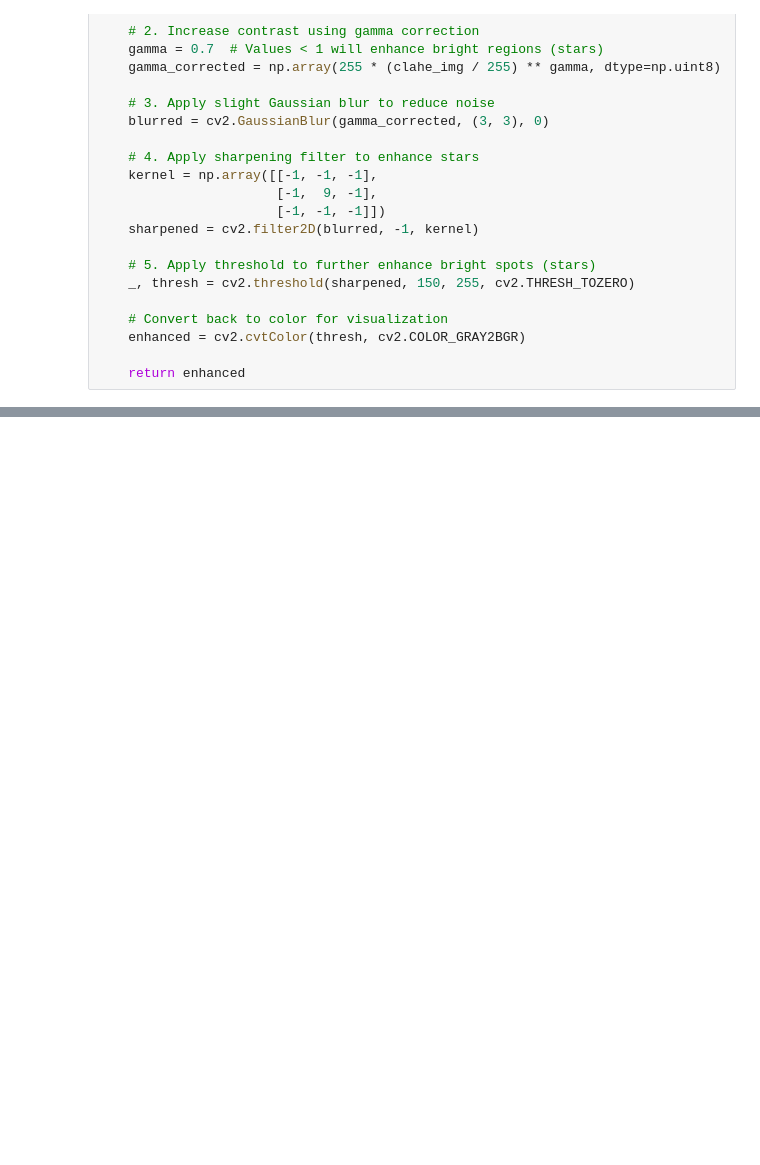
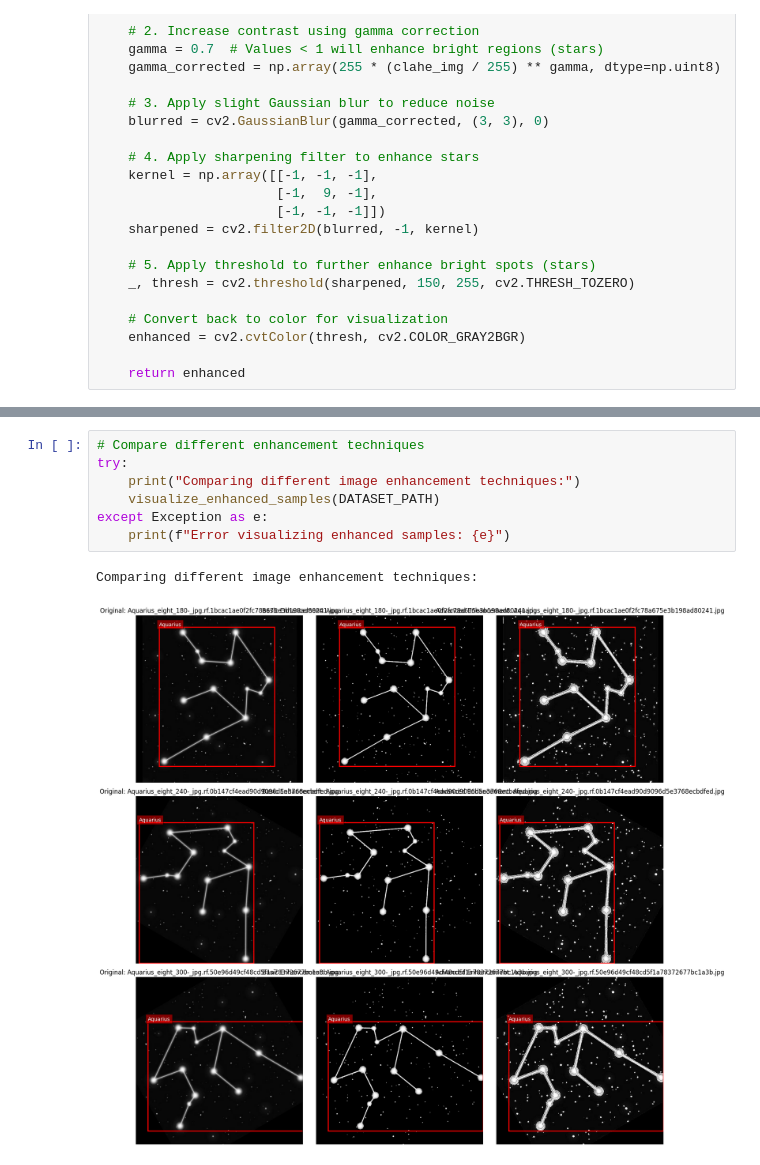
Before and after one commit to irinalazar1/advanced_ai_constellation_recognition, a Jupyter notebook: constellation_recognition.ipynb, the cells around one changed output, grey strips where cells are left out. Saved outputs shown, nothing was run; the diff lists cells and outputs as text; blank space fills up the shorter version.

Commit message:
image enhancement

```diff
--- a/constellation_recognition.ipynb
+++ b/constellation_recognition.ipynb
@@ -298,0 +452,10 @@ Visualizing sample images with star visibility enhancement:
+# %%
+# Compare different enhancement techniques
+try:
+    print("Comparing different image enhancement techniques:")
+    visualize_enhanced_samples(DATASET_PATH)
+except Exception as e:
+    print(f"Error visualizing enhanced samples: {e}")
+# %% [output]
+Comparing different image enhancement techniques:
+[figure, added]
```
Also changed, not shown: parts of 8 cells of this notebook, 1 other file.
